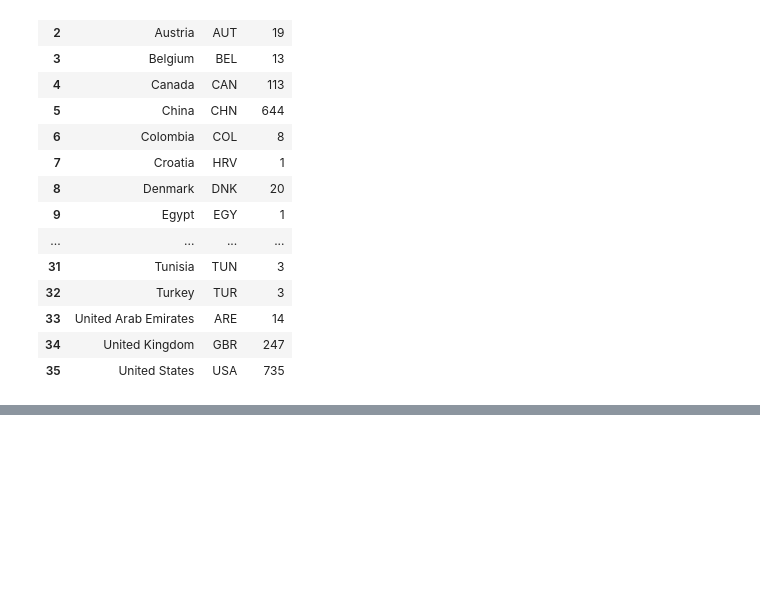
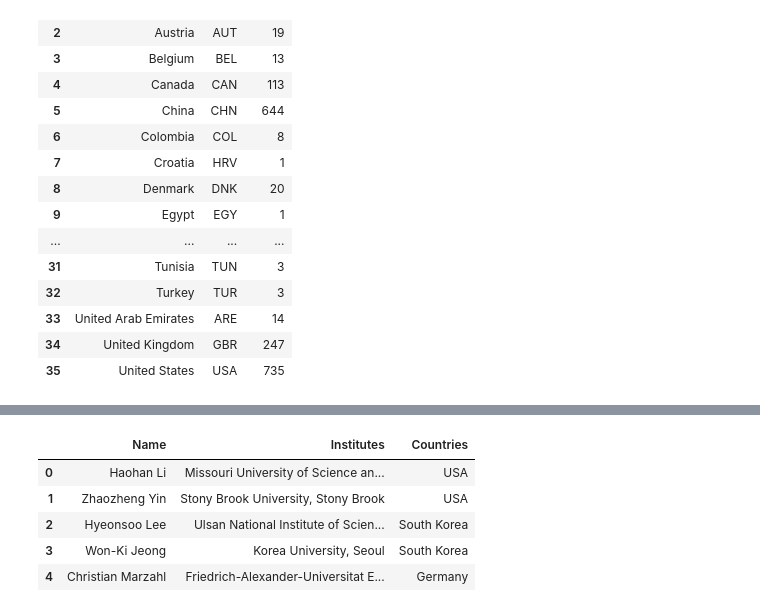
Before and after one commit to v15hv4/MICCAI-Geographical-Diversity-Dataset, a Jupyter notebook: countries_list (2015-2020).ipynb, the cells around one changed output, grey strips where cells are left out. Drawn from its saved outputs; the diff is of its cells as text; code cells hidden in the pictures; blank space fills up the shorter version.

```diff
--- a/countries_list (2015-2020).ipynb
+++ b/countries_list (2015-2020).ipynb
@@ -1072,0 +1091,27 @@ fig.write_html("plots/2019-bar.html")
+# %%
+# create a new table with name, institue and country
+names_2020 = []
+institutes_2020 = []
+countries_2020 = []
+
+for idx in df_2020.index:
+    for ix, author in enumerate(df_2020['authors'][idx]):
+        try:
+            if df_2020['affiliations_index'][idx][ix]:
+                for value in df_2020['affiliations_index'][idx][ix]:
+                    names_2020.append(author)
+                    institutes_2020.append(df_2020['affiliations.institutes'][idx][int(value) - 1] + ", " + df_2020['affiliations.cities'][idx][int(value) - 1])
+                    countries_2020.append(df_2020['affiliations.countries'][idx][int(value) - 1])
+        except:
+            pass
+# %%
+list_2020 = list(zip(names_2020, institutes_2020, countries_2020))
+df_2020_c = pd.DataFrame(list_2020, columns = ['Name', 'Institutes', 'Countries'])
+df_2020_c.head()
+# %% [output]
+|  | Name | Institutes | Countries |
+| 0 | Haohan Li | Missouri University of Science an... | USA |
+| 1 | Zhaozheng Yin | Stony Brook University, Stony Brook | USA |
+| 2 | Hyeonsoo Lee | Ulsan National Institute of Scien... | South Korea |
+| 3 | Won-Ki Jeong | Korea University, Seoul | South Korea |
+| 4 | Christian Marzahl | Friedrich-Alexander-Universitat E... | Germany |
```
Also changed, not shown: parts of 5 cells of this notebook.
